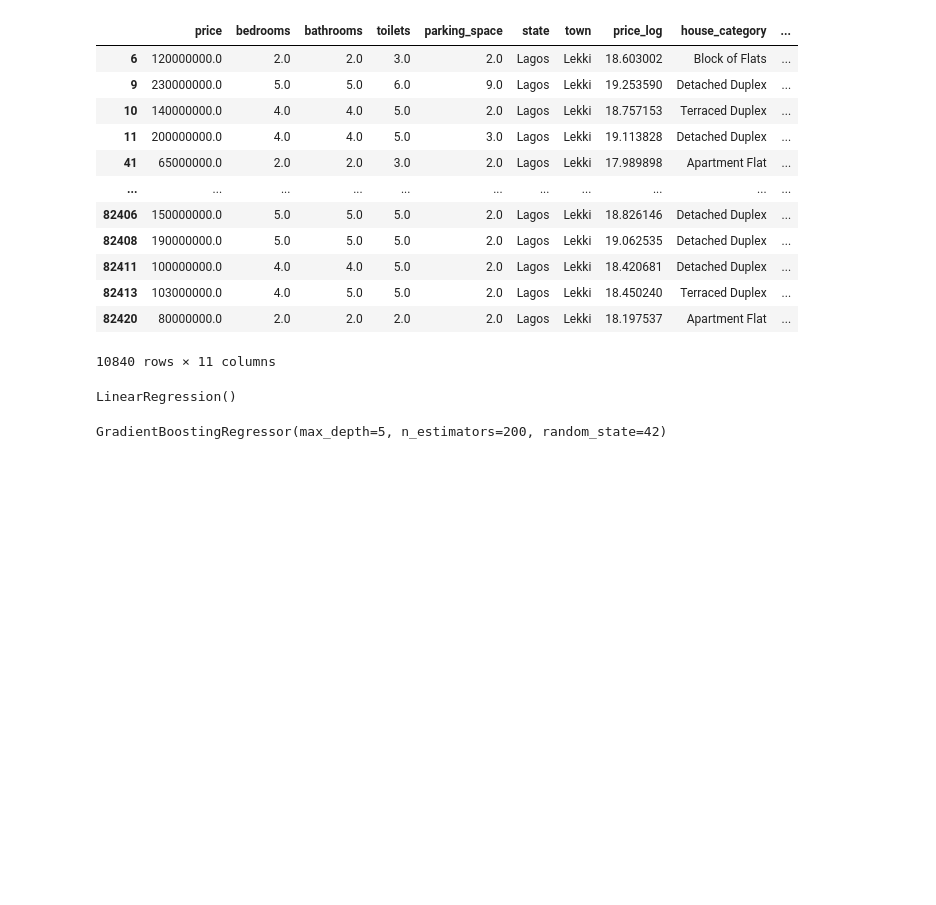
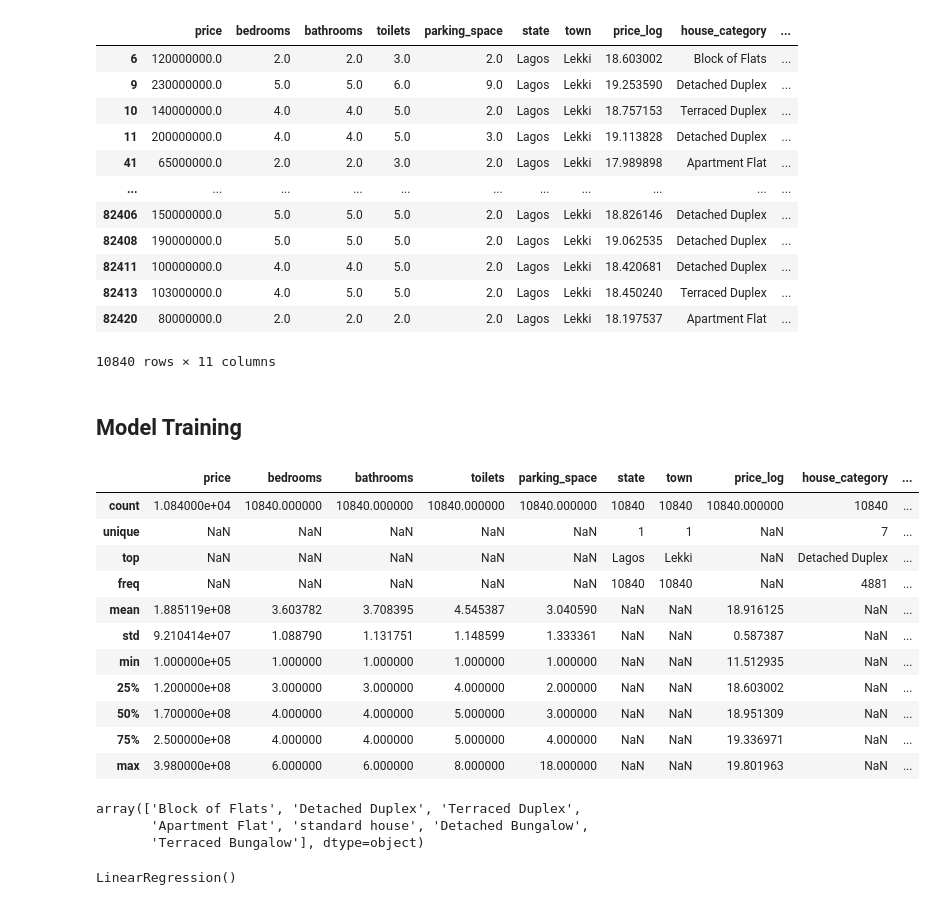
Before and after one commit to kingksjo/ng_houses, a Jupyter notebook: houses_analysis.ipynb, the cells around one changed output. Cells and saved outputs as stored; diff of their text form; code cells hidden in the pictures; blank space fills up the shorter version.

Commit message:
Trained model again and calculated errors

```diff
--- a/houses_analysis.ipynb
+++ b/houses_analysis.ipynb
@@ -475,16 +459,24 @@ X_train, X_test, y_train, y_test = train_test_split(X, y, test_size=0.2, random_
-# %%
-model = LinearRegression()
-model.fit(X_train, y_train)  # This should now work correctly
-# %% [output]
-LinearRegression()
-# %%
-# Initialize Gradient Boosting Regressor
-gb_model = GradientBoostingRegressor(n_estimators=200,
-                                     learning_rate=0.1,
-                                     max_depth=5,
-                                     random_state=42)
-
-# Train the model on training data
-gb_model.fit(X_train, y_train)
-# %% [output]
-GradientBoostingRegressor(max_depth=5, n_estimators=200, random_state=42)
+# %% [markdown]
+## Model Training
+# %%
+summary = data.describe(include="all")
+summary
+# %% [output]
+|  | price | bedrooms | bathrooms | toilets | parking_space | state | town | price_log | house_category | ... |
+| count | 1.084000e+04 | 10840.000000 | 10840.000000 | 10840.000000 | 10840.000000 | 10840 | 10840 | 10840.000000 | 10840 | ... |
+| unique | NaN | NaN | NaN | NaN | NaN | 1 | 1 | NaN | 7 | ... |
+| top | NaN | NaN | NaN | NaN | NaN | Lagos | Lekki | NaN | Detached Duplex | ... |
+| freq | NaN | NaN | NaN | NaN | NaN | 10840 | 10840 | NaN | 4881 | ... |
+| mean | 1.885119e+08 | 3.603782 | 3.708395 | 4.545387 | 3.040590 | NaN | NaN | 18.916125 | NaN | ... |
+| std | 9.210414e+07 | 1.088790 | 1.131751 | 1.148599 | 1.333361 | NaN | NaN | 0.587387 | NaN | ... |
+| min | 1.000000e+05 | 1.000000 | 1.000000 | 1.000000 | 1.000000 | NaN | NaN | 11.512935 | NaN | ... |
+| 25% | 1.200000e+08 | 3.000000 | 3.000000 | 4.000000 | 2.000000 | NaN | NaN | 18.603002 | NaN | ... |
+| 50% | 1.700000e+08 | 4.000000 | 4.000000 | 5.000000 | 3.000000 | NaN | NaN | 18.951309 | NaN | ... |
+| 75% | 2.500000e+08 | 4.000000 | 4.000000 | 5.000000 | 4.000000 | NaN | NaN | 19.336971 | NaN | ... |
+| max | 3.980000e+08 | 6.000000 | 6.000000 | 8.000000 | 18.000000 | NaN | NaN | 19.801963 | NaN | ... |
+# %%
+data["house_category"].unique()
+# %% [output]
+array(['Block of Flats', 'Detached Duplex', 'Terraced Duplex',
+       'Apartment Flat', 'standard house', 'Detached Bungalow',
+       'Terraced Bungalow'], dtype=object)
@@ -491 +490,9 @@ GradientBoostingRegressor(max_depth=5, n_estimators=200, random_state=42)
+# %%
+# Initializing the model
+model = LinearRegression()
+
+# Training the model
+model.fit(X_train, y_train)
+# %% [output]
+LinearRegression()
 # %%
```
Also changed, not shown: parts of 9 cells of this notebook, 1 other file.
